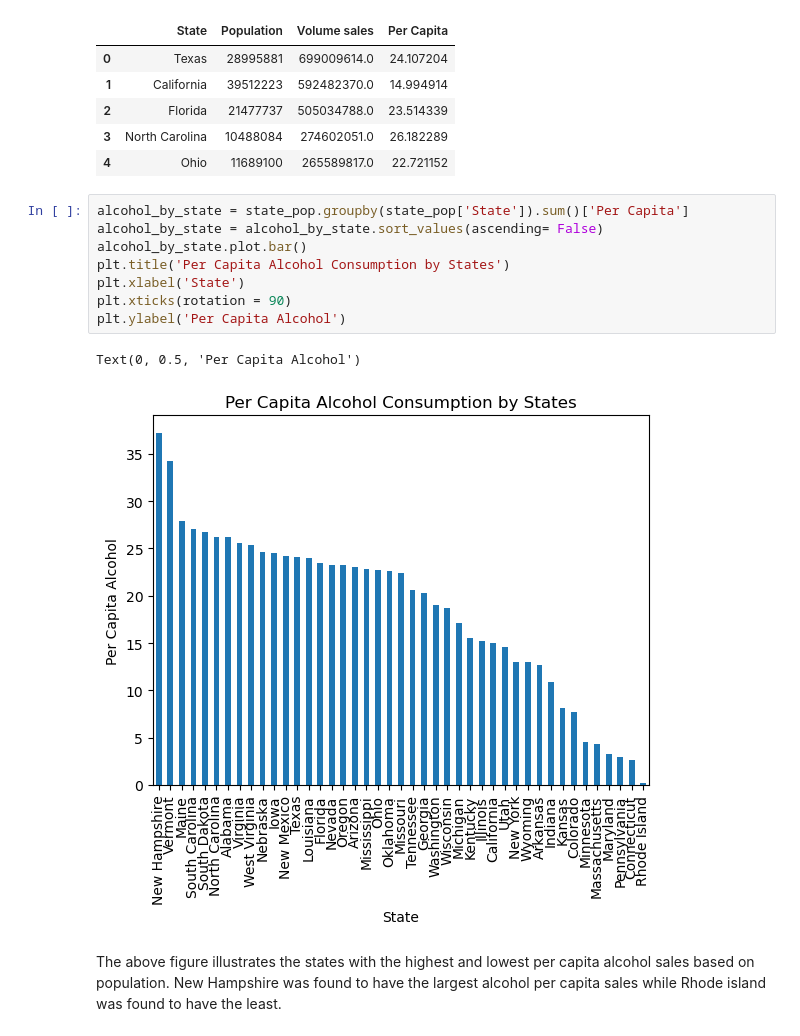
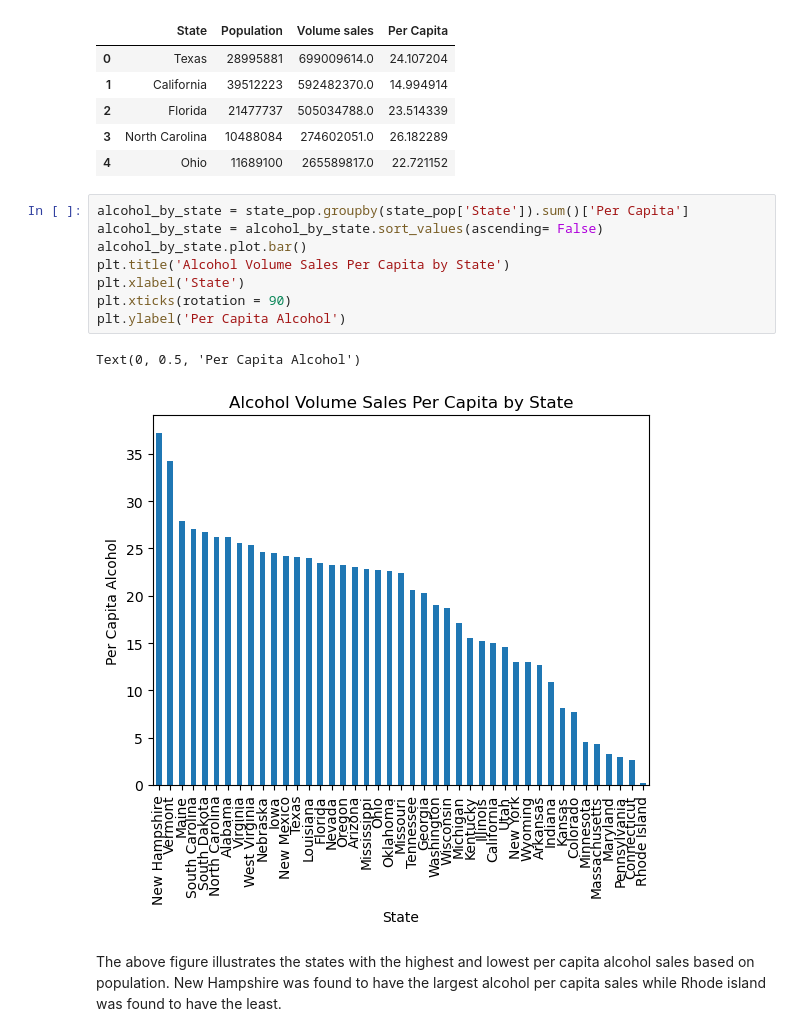
Before and after one commit to athiaq/United_States_Food_Data, a Jupyter notebook: USofFoodData_Athia.ipynb, the cells around one changed output. Cells and saved outputs as stored; diff of their text form.

```diff
--- a/USofFoodData_Athia.ipynb
+++ b/USofFoodData_Athia.ipynb
@@ -112,14 +112,14 @@ state_pop.head()
 # %%
 alcohol_by_state = state_pop.groupby(state_pop['State']).sum()['Per Capita']
 alcohol_by_state = alcohol_by_state.sort_values(ascending= False)
 alcohol_by_state.plot.bar()
-plt.title('Per Capita Alcohol Consumption by States')
+plt.title('Alcohol Volume Sales Per Capita by State')
 plt.xlabel('State')
 plt.xticks(rotation = 90)
 plt.ylabel('Per Capita Alcohol')
 # %% [output]
 Text(0, 0.5, 'Per Capita Alcohol')
-[figure, old version]
+[figure, new version]
 # %% [markdown]
 The above figure illustrates the states with the highest and lowest per capita alcohol sales based on population. New Hampshire was found to have the largest alcohol per capita sales while Rhode island was found to have the least.
 # %% [markdown]
```
Also changed, not shown: 1 other file.
